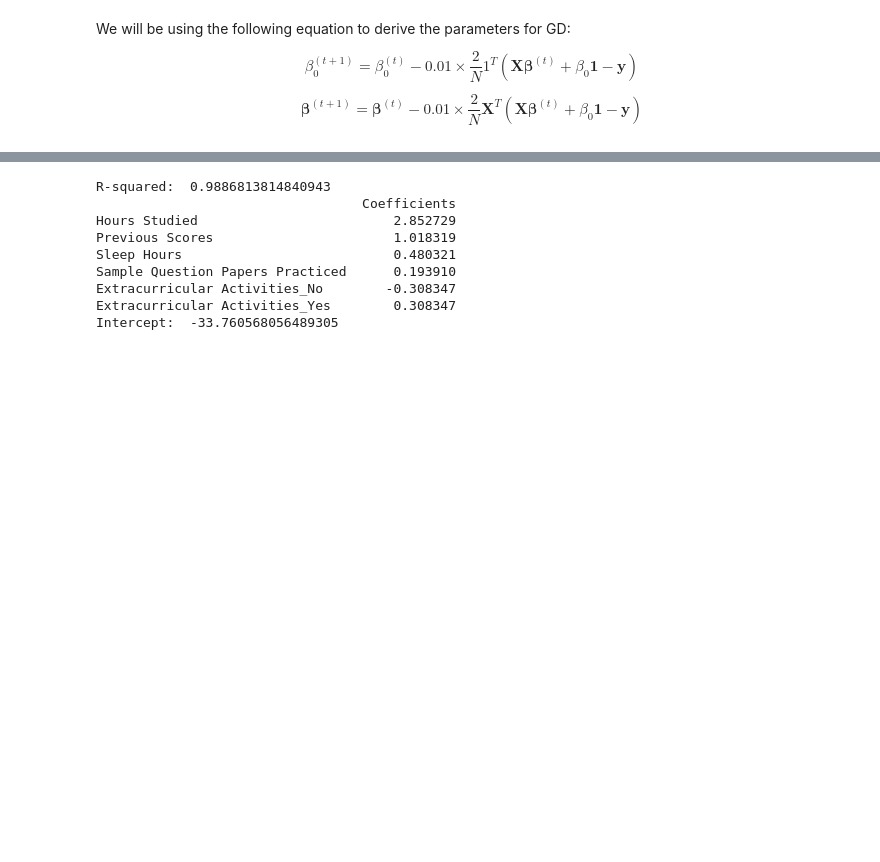
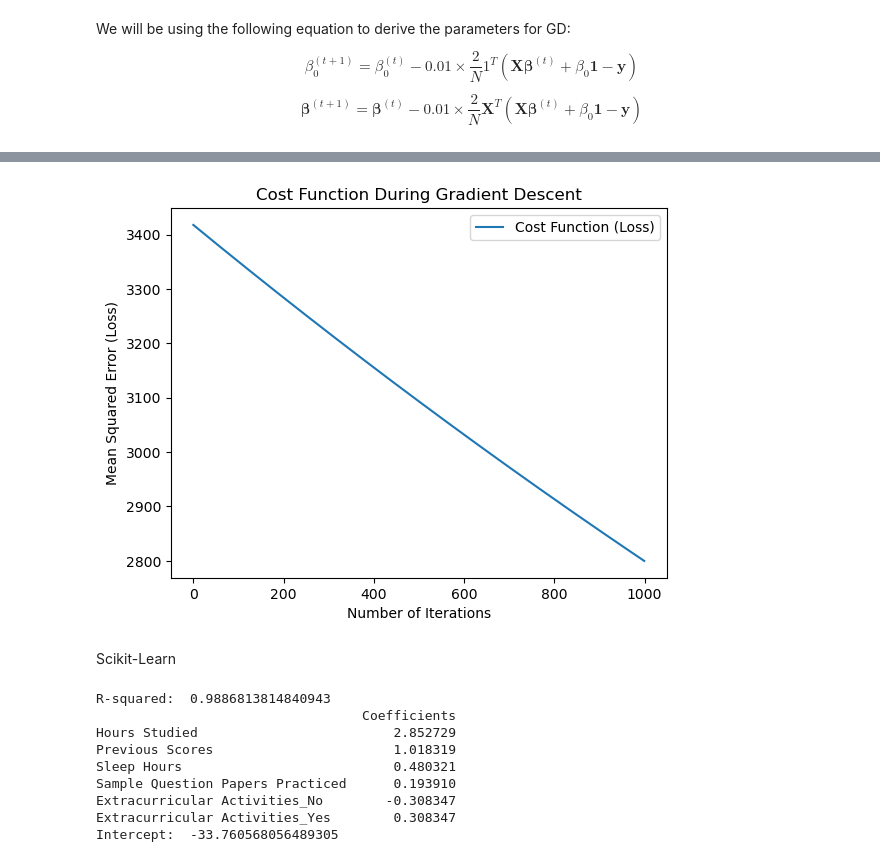
Before and after one commit to add0794/ordinary-least-squares-gradient-descent, a Jupyter notebook: jupyter.ipynb, the cells around one changed output, grey strips where cells are left out. Saved outputs shown, nothing was run; the diff lists cells and outputs as text; code cells hidden in the pictures; blank space fills up the shorter version.

```diff
--- a/jupyter.ipynb
+++ b/jupyter.ipynb
@@ -674,3 +721,25 @@ dtype: float64
+# %%
+n = 100
+X_train = features
+y_train = target
+
+beta, beta_0, guesses, losses = gradient_descent_intercept(
+    X_train, y_train, learning_rate=0.00001, epochs=n, precision=0.0001
+)
+
+# Plotting the Loss Function
+losses = z_r[3]
+number_iterations = list(range(len(losses)))
+plt.plot(number_iterations, losses, label="Cost Function (Loss)")
+plt.xlabel("Number of Iterations")
+plt.ylabel("Mean Squared Error (Loss)")
+plt.title("Cost Function During Gradient Descent")
+plt.legend()
+plt.show()
+# %% [output]
+[figure, added]
+# %% [markdown]
+Scikit-Learn
 # %%
 # Training data
 
```
Also changed, not shown: parts of 10 cells of this notebook, 1 other file.
